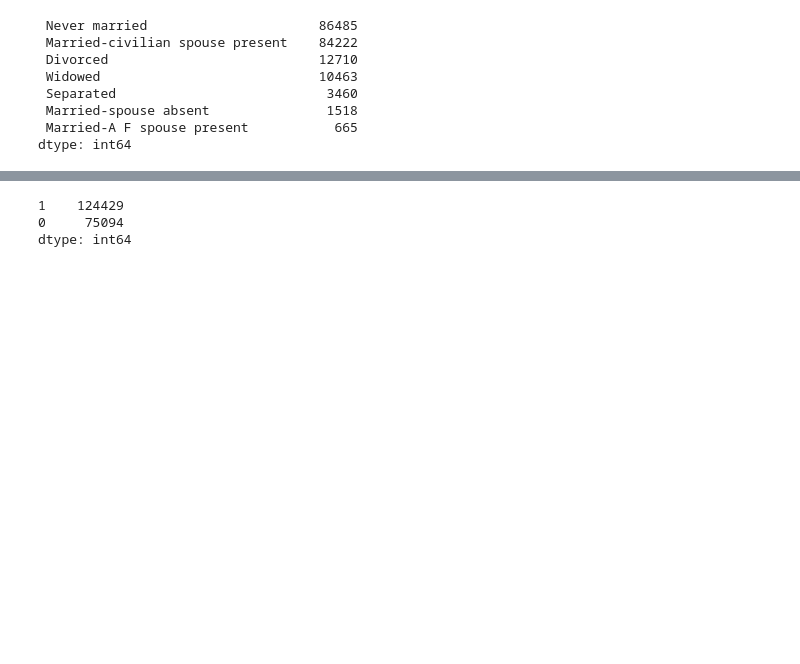
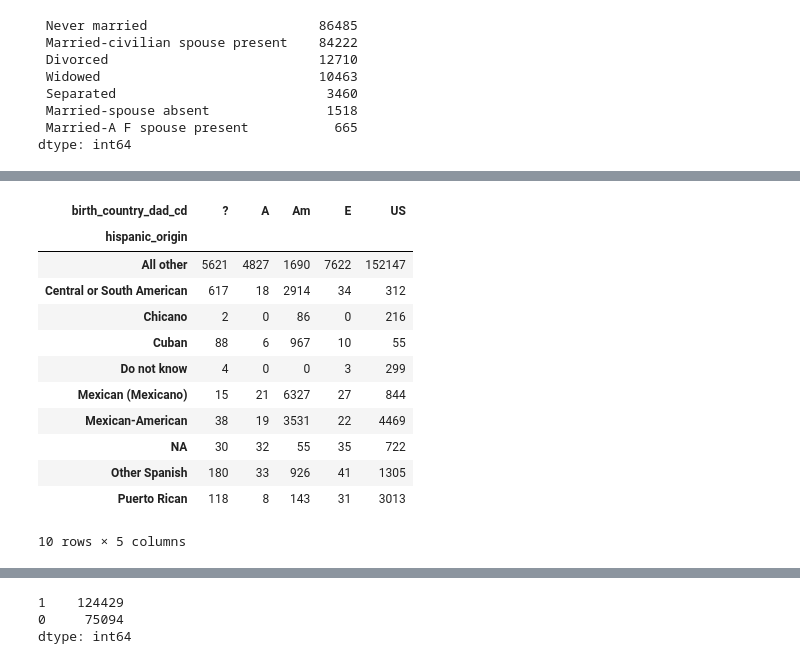
Before and after one commit to jtbrown09/Project-50k, a Jupyter notebook: Project $50k (Property of Draper Cooper Sterling Price).ipynb, the cells around one changed output, grey strips where cells are left out. Saved outputs shown, nothing was run; the diff lists cells and outputs as text; code cells hidden in the pictures; blank space fills up the shorter version.

```diff
--- a/Project $50k (Property of Draper Cooper Sterling Price).ipynb
+++ b/Project $50k (Property of Draper Cooper Sterling Price).ipynb
@@ -351,0 +465,4 @@ census_train['marital_code']=census_train['marital'].apply(lambda x: 0 if x.stri
+# %%
+census_train['parents_country_cd'] = ["US" if x == "US" and y == "US" else "US-Foreign" \
+                                      if (x == "US" and y != "US") or (x != "US" and y == "US") else "Foreign"\
+                                      for x, y in zip(census_train.birth_country_mom_cd, census_train.birth_country_dad_cd)]
@@ -351,0 +481,5 @@ census_train['marital_code']=census_train['marital'].apply(lambda x: 0 if x.stri
+# %%
+census_train['birth_country_self_cd'] = ['US' if x.strip() in US else 'Am' if x.strip() in Americas \
+                                        else 'E' if x.strip() in Europe else 'A' if x.strip() in Asias \
+                                        else '?' for x in census_train.birth_country_self]
+census_train.birth_country_self_cd.value_counts()
@@ -351,0 +493,3 @@ census_train['marital_code']=census_train['marital'].apply(lambda x: 0 if x.stri
+# %%
+census_train['citizenship_cd'] = ['Native' if x.strip()[:6] == 'Native' else 'Foreign' if x.strip()[:7] == 'Foreign'\
+                                  else '?' for x in census_train.citizenship]
@@ -351,0 +517,2 @@ census_train['marital_code']=census_train['marital'].apply(lambda x: 0 if x.stri
+# %%
+census_train['weeks_worked_bin'] = pd.Series([0 if x == 0 else 1 if x <= 48 else 2 for x in census_train.weekes_worked_year])
@@ -351,0 +540,16 @@ census_train['marital_code']=census_train['marital'].apply(lambda x: 0 if x.stri
+# %%
+pd.crosstab(census_train.hispanic_origin, census_train.birth_country_dad_cd)
+# %% [output]
+| birth_country_dad_cd | ? | A | Am | E | US |
+| hispanic_origin |  |  |  |  |  |
+| All other | 5621 | 4827 | 1690 | 7622 | 152147 |
+| Central or South American | 617 | 18 | 2914 | 34 | 312 |
+| Chicano | 2 | 0 | 86 | 0 | 216 |
+| Cuban | 88 | 6 | 967 | 10 | 55 |
+| Do not know | 4 | 0 | 0 | 3 | 299 |
+| Mexican (Mexicano) | 15 | 21 | 6327 | 27 | 844 |
+| Mexican-American | 38 | 19 | 3531 | 22 | 4469 |
+| NA | 30 | 32 | 55 | 35 | 722 |
+| Other Spanish | 180 | 33 | 926 | 41 | 1305 |
+| Puerto Rican | 118 | 8 | 143 | 31 | 3013 |
+10 rows × 5 columns
```
Also changed, not shown: parts of 28 cells of this notebook.
